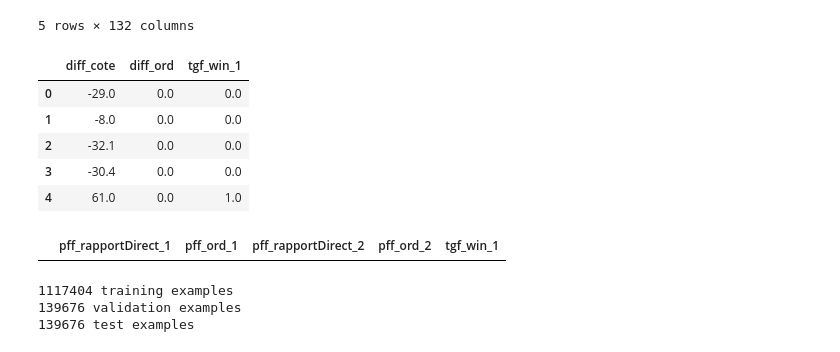
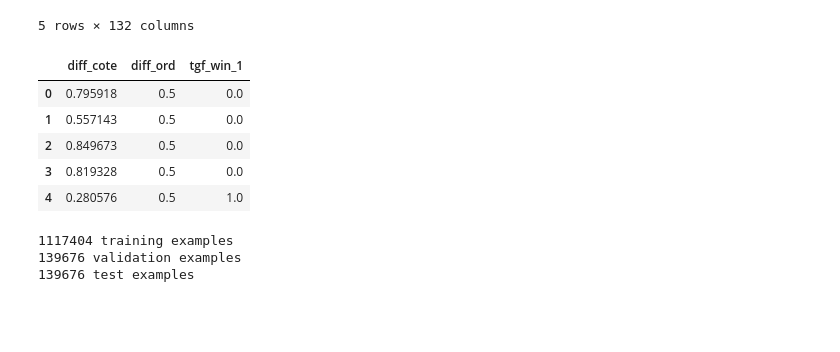
Before and after one commit to zenAurelius/HRAI3, a Jupyter notebook: notebooks/test_base.ipynb, the cells around one changed output. Cells and saved outputs as stored; diff of their text form; code cells hidden in the pictures; blank space fills up the shorter version.

```diff
--- a/notebooks/test_base.ipynb
+++ b/notebooks/test_base.ipynb
@@ -27,24 +27,20 @@ df.head()
 # %%
 #SELECTION DES FEATURES ET TARGET
 #df = df[['rfi_prix','rfi_distance','pfi_chNbPlaces_1','pff_rapportDirect_1','pff_ord_1','pfi_chNbPlaces_2','pff_rapportDirect_2','pff_ord_2','tgf_win_1']].copy()
 df = df[['pff_rapportDirect_1','pff_ord_1','pff_rapportDirect_2','pff_ord_2','tgf_win_1']].copy()
 df = df[(~df.pff_rapportDirect_2.isna()) & (~df.pff_rapportDirect_1.isna())].copy()
-df['diff_cote'] = df.pff_rapportDirect_2 - df.pff_rapportDirect_1
-df['diff_ord'] = df.pff_ord_2 - df.pff_ord_1
+df['diff_cote'] = df.pff_rapportDirect_1 /  (df.pff_rapportDirect_2 + df.pff_rapportDirect_1)
+df['diff_ord'] = df.pff_ord_1 /  (df.pff_ord_2 + df.pff_ord_1)
 df['tgf_win_1'] = df['tgf_win_1'].replace(0.5, 0)
 df = df[['diff_cote','diff_ord', 'tgf_win_1']].copy()
 df.head()
 # %% [output]
 |  | diff_cote | diff_ord | tgf_win_1 |
-| 0 | -29.0 | 0.0 | 0.0 |
-| 1 | -8.0 | 0.0 | 0.0 |
-| 2 | -32.1 | 0.0 | 0.0 |
-| 3 | -30.4 | 0.0 | 0.0 |
-| 4 | 61.0 | 0.0 | 1.0 |
+| 0 | 0.795918 | 0.5 | 0.0 |
+| 1 | 0.557143 | 0.5 | 0.0 |
+| 2 | 0.849673 | 0.5 | 0.0 |
+| 3 | 0.819328 | 0.5 | 0.0 |
+| 4 | 0.280576 | 0.5 | 1.0 |
-# %%
-df[df.tgf_win_1.isna()]
-# %% [output]
-|  | pff_rapportDirect_1 | pff_ord_1 | pff_rapportDirect_2 | pff_ord_2 | tgf_win_1 |
 # %%
 train, val, test = np.split(df.sample(frac=1), [int(0.8*len(df)), int(0.9*len(df))])
 print(len(train), 'training examples')
```
Also changed, not shown: parts of 12 cells of this notebook.
